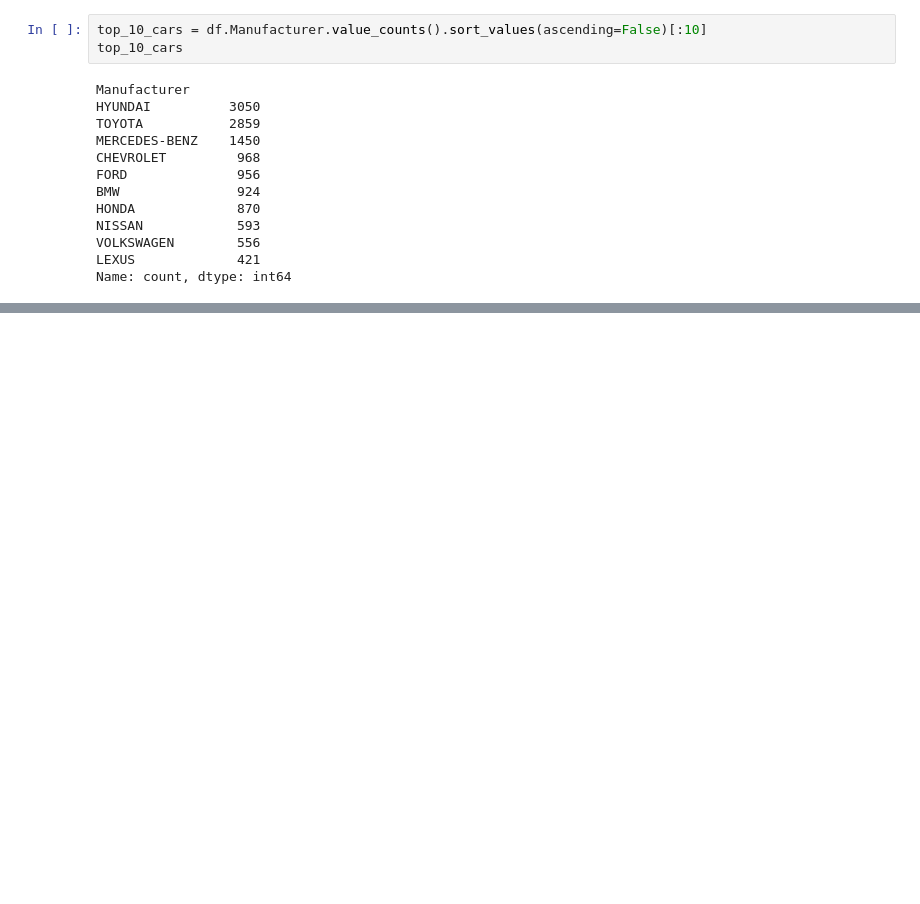
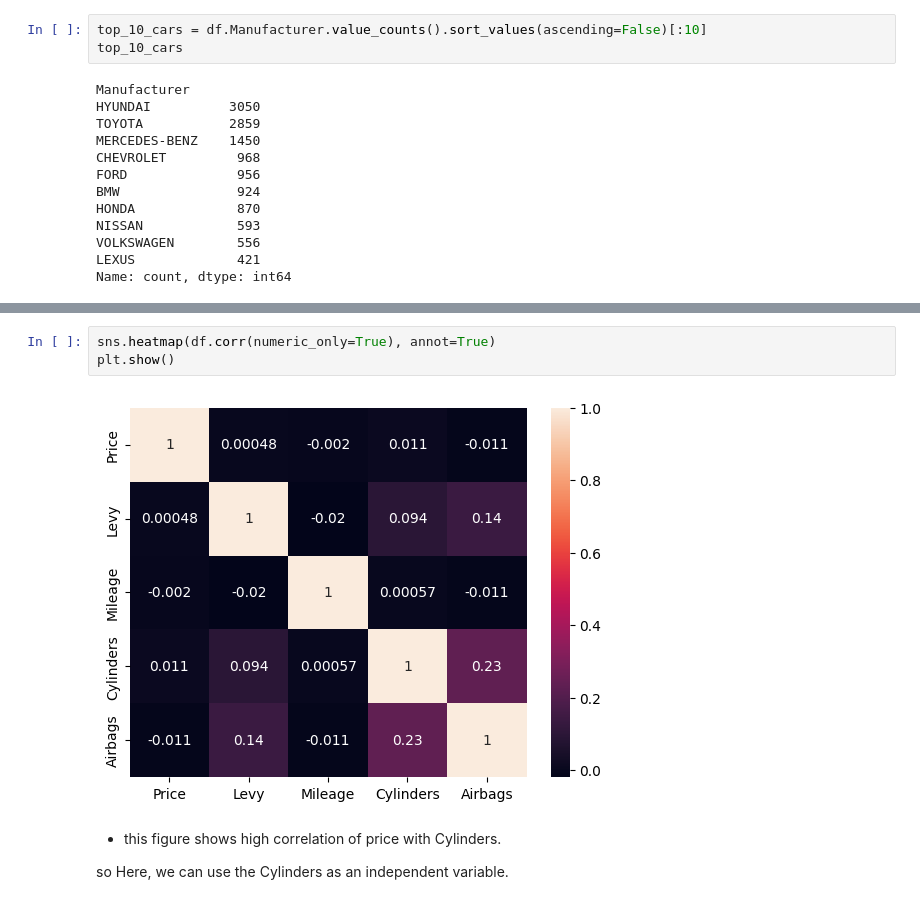
Before and after one commit to ashmi721/Data_Science_Class, a Jupyter notebook: Machine Learning/Supervised/Regression/CarPrice_prediction_using_simple_LR.ipynb, the cells around one changed output, grey strips where cells are left out. Cells and saved outputs as stored; diff of their text form; blank space fills up the shorter version.

```diff
--- a/Machine Learning/Supervised/Regression/CarPrice_prediction_using_simple_LR.ipynb
+++ b/Machine Learning/Supervised/Regression/CarPrice_prediction_using_simple_LR.ipynb
@@ -331,0 +428,9 @@ Passing `palette` without assigning `hue` is deprecated and will be removed in v
+# %%
+sns.heatmap(df.corr(numeric_only=True), annot=True)
+plt.show()
+# %% [output]
+[figure, added]
+# %% [markdown]
+* this figure shows high correlation of price with Cylinders.
+
+so Here, we can use the Cylinders as an independent variable.
```
Also changed, not shown: parts of 16 cells of this notebook.
